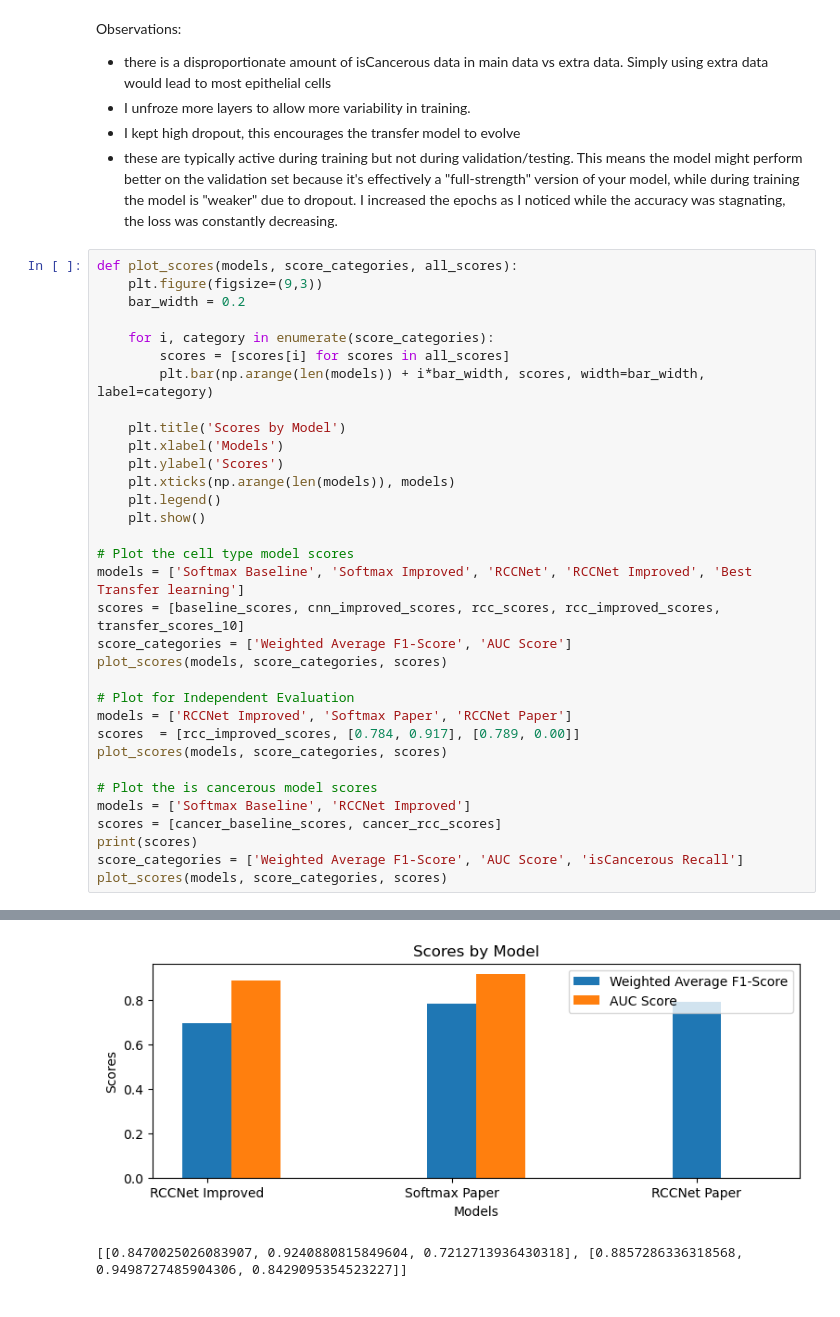
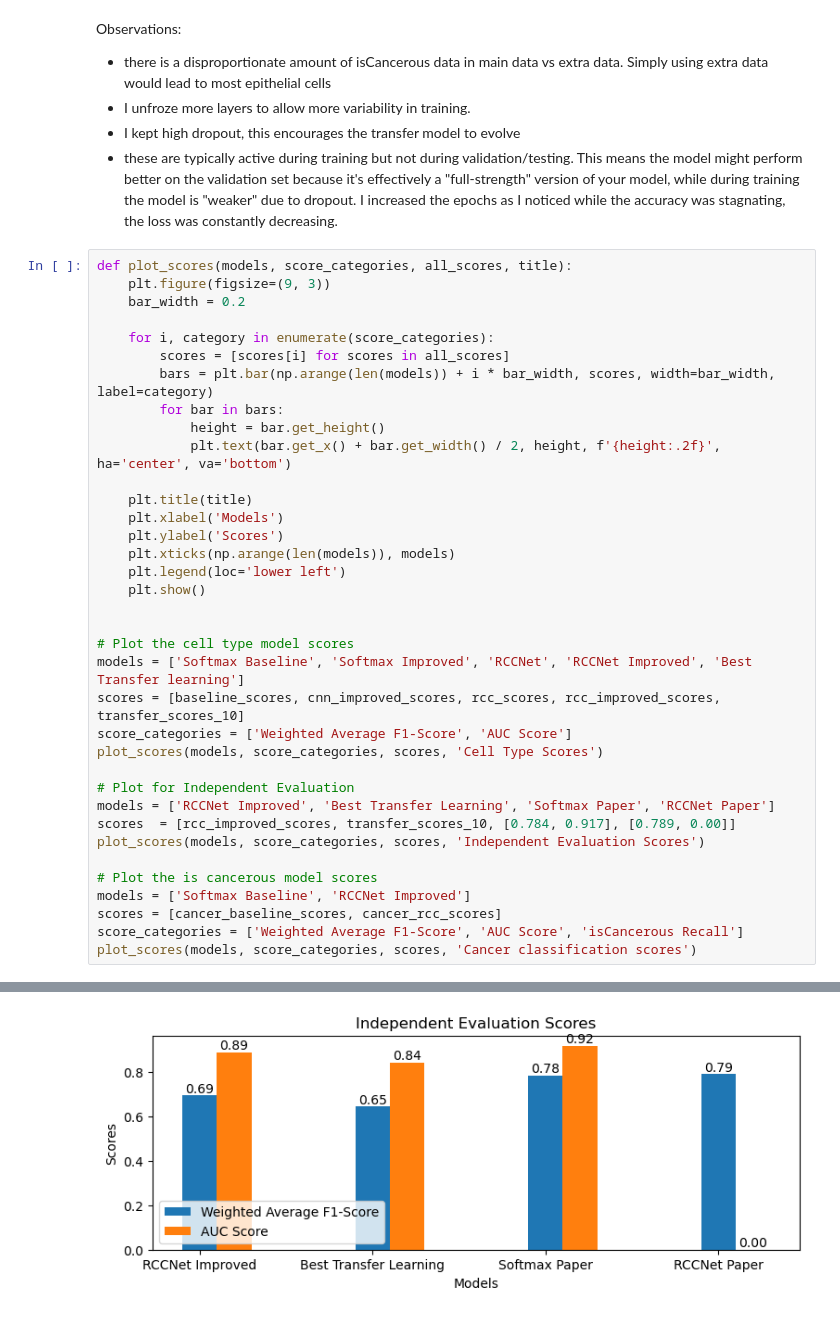
Before and after one commit to Keen2Kode/Machine-Learning, a Jupyter notebook: assignment_2.ipynb, the cells around one changed output, grey strips where cells are left out. Saved outputs shown, nothing was run; the diff lists cells and outputs as text.

Commit message:
updated final graphs

```diff
--- a/assignment_2.ipynb
+++ b/assignment_2.ipynb
@@ -1349,36 +1349,39 @@ Observations:
  - these are typically active during training but not during validation/testing. This means the model might perform better on the validation set because it's effectively a "full-strength" version of your model, while during training the model is "weaker" due to dropout.
 I increased the epochs as I noticed while the accuracy was stagnating, the loss was constantly decreasing.
 # %%
-def plot_scores(models, score_categories, all_scores):
-    plt.figure(figsize=(9,3))
+def plot_scores(models, score_categories, all_scores, title):
+    plt.figure(figsize=(9, 3))
     bar_width = 0.2
 
     for i, category in enumerate(score_categories):
         scores = [scores[i] for scores in all_scores]
-        plt.bar(np.arange(len(models)) + i*bar_width, scores, width=bar_width, label=category)
+        bars = plt.bar(np.arange(len(models)) + i * bar_width, scores, width=bar_width, label=category)
+        for bar in bars:
+            height = bar.get_height()
+            plt.text(bar.get_x() + bar.get_width() / 2, height, f'{height:.2f}', ha='center', va='bottom')
 
-    plt.title('Scores by Model')
+    plt.title(title)
     plt.xlabel('Models')
     plt.ylabel('Scores')
     plt.xticks(np.arange(len(models)), models)
-    plt.legend()
+    plt.legend(loc='lower left')
     plt.show()
+
 
 # Plot the cell type model scores
 models = ['Softmax Baseline', 'Softmax Improved', 'RCCNet', 'RCCNet Improved', 'Best Transfer learning']
 scores = [baseline_scores, cnn_improved_scores, rcc_scores, rcc_improved_scores, transfer_scores_10]
 score_categories = ['Weighted Average F1-Score', 'AUC Score']
-plot_scores(models, score_categories, scores)
+plot_scores(models, score_categories, scores, 'Cell Type Scores')
 
 # Plot for Independent Evaluation
-models = ['RCCNet Improved', 'Softmax Paper', 'RCCNet Paper']
-scores  = [rcc_improved_scores, [0.784, 0.917], [0.789, 0.00]]
-plot_scores(models, score_categories, scores)
+models = ['RCCNet Improved', 'Best Transfer Learning', 'Softmax Paper', 'RCCNet Paper']
+scores  = [rcc_improved_scores, transfer_scores_10, [0.784, 0.917], [0.789, 0.00]]
+plot_scores(models, score_categories, scores, 'Independent Evaluation Scores')
 
 # Plot the is cancerous model scores
 models = ['Softmax Baseline', 'RCCNet Improved']
 scores = [cancer_baseline_scores, cancer_rcc_scores]
-print(scores)
 score_categories = ['Weighted Average F1-Score', 'AUC Score', 'isCancerous Recall']
-plot_scores(models, score_categories, scores)
+plot_scores(models, score_categories, scores, 'Cancer classification scores')
 # %% [output]
@@ -1386,2 +1389 @@ plot_scores(models, score_categories, scores)
-[figure, old version]
+[figure, new version]
-[[0.8470025026083907, 0.9240880815849604, 0.7212713936430318], [0.8857286336318568, 0.9498727485904306, 0.8429095354523227]]
```
Also changed, not shown: parts of 1 cell of this notebook.
